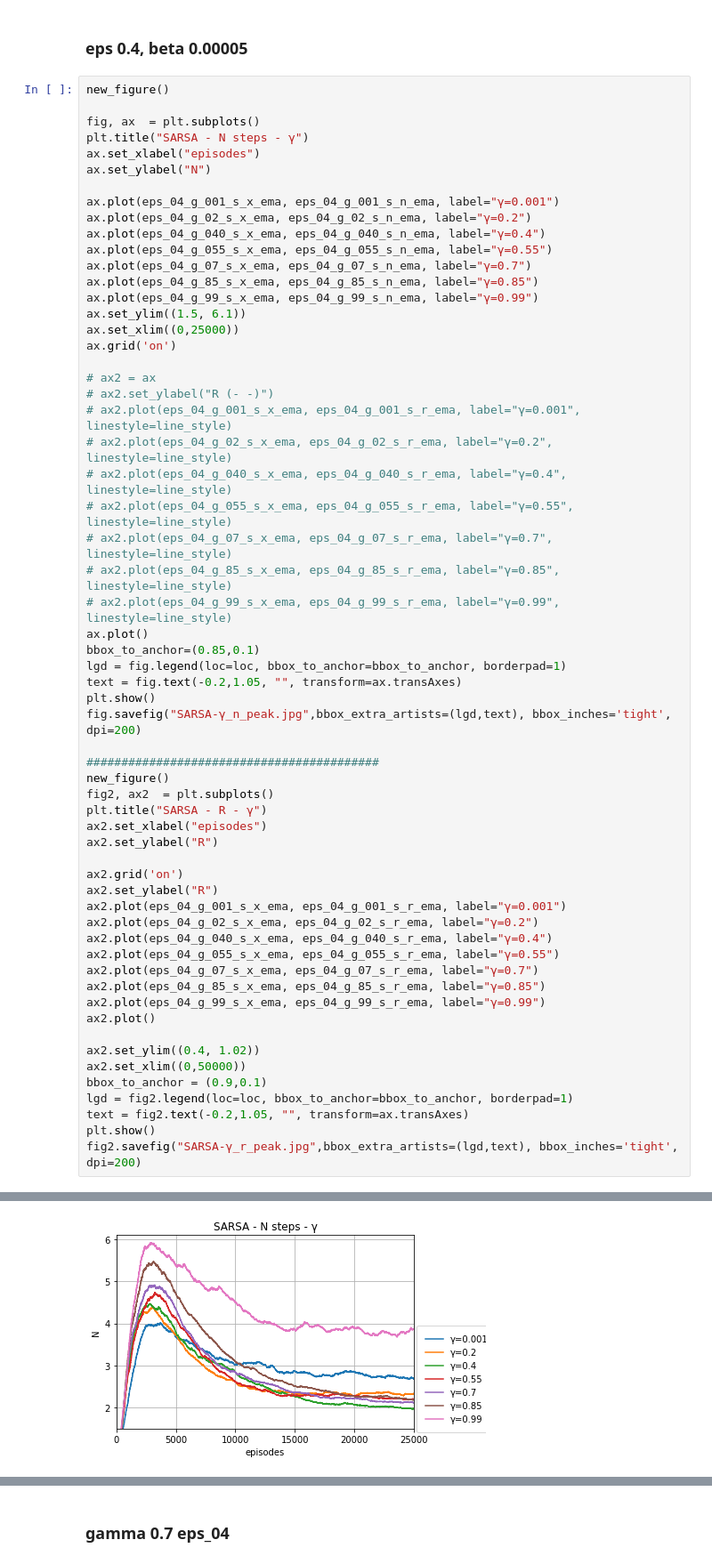
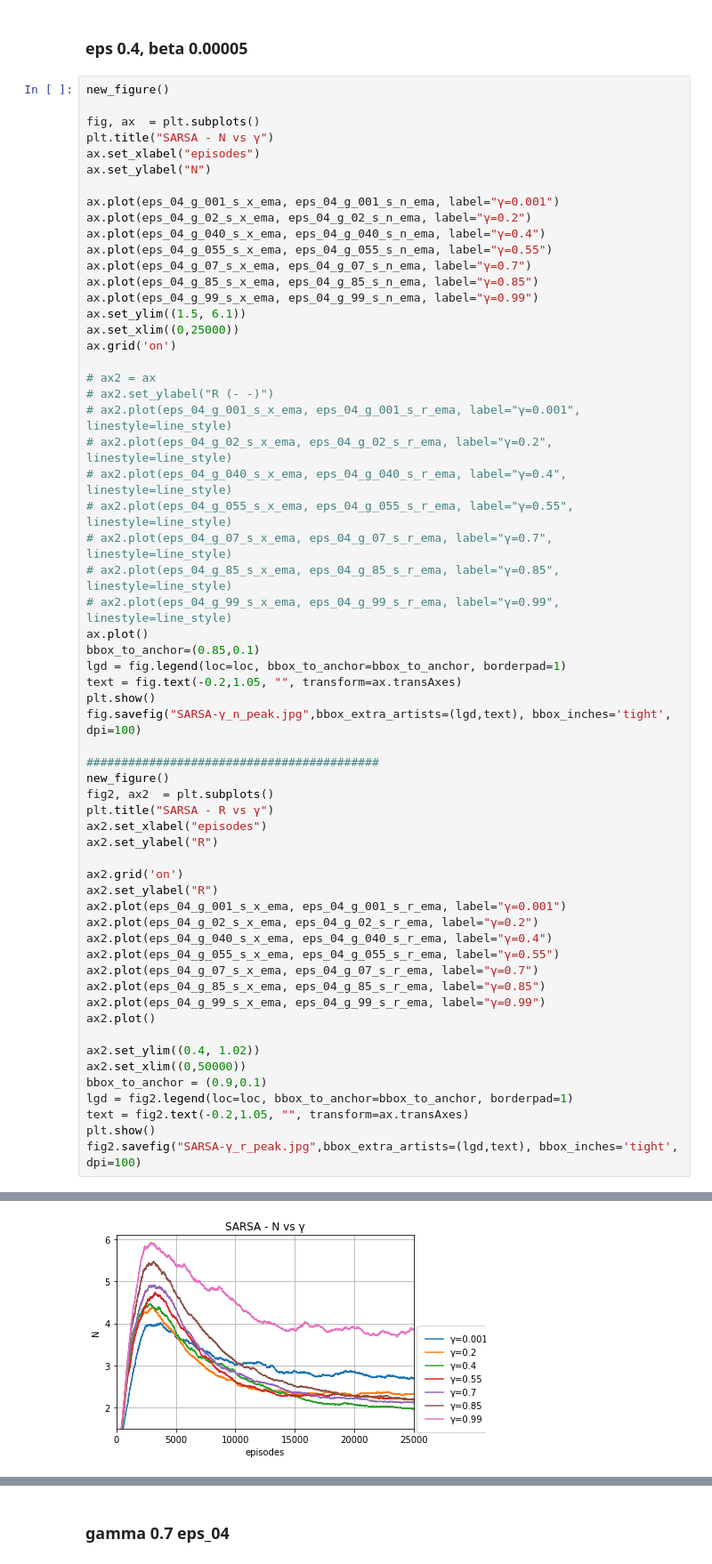
Before and after one commit to JunTu-XD/RL-Checkmate, a Jupyter notebook: data/plotting2.ipynb, the cells around one changed output, grey strips where cells are left out. Shown: that part at 89% size. Saved outputs shown, nothing was run; the diff lists cells and outputs as text.

```diff
--- a/data/plotting2.ipynb
+++ b/data/plotting2.ipynb
@@ -191,7 +191,7 @@ from data_gamma_07_eps_04_beta_30000 import *
 new_figure()
 
 fig, ax  = plt.subplots()
-plt.title("SARSA - N steps - γ")
+plt.title("SARSA - N vs γ")
 ax.set_xlabel("episodes")
 ax.set_ylabel("N")
 
@@ -219,35 +219,35 @@ ax.plot()
 bbox_to_anchor=(0.85,0.1)
 lgd = fig.legend(loc=loc, bbox_to_anchor=bbox_to_anchor, borderpad=1)
 text = fig.text(-0.2,1.05, "", transform=ax.transAxes)
 plt.show()
-fig.savefig("SARSA-γ_n_peak.jpg",bbox_extra_artists=(lgd,text), bbox_inches='tight', dpi=200)
+fig.savefig("SARSA-γ_n_peak.jpg",bbox_extra_artists=(lgd,text), bbox_inches='tight', dpi=100)
 
 ##########################################
 new_figure()
 fig2, ax2  = plt.subplots()
-plt.title("SARSA - R - γ")
+plt.title("SARSA - R vs γ")
 ax2.set_xlabel("episodes")
 ax2.set_ylabel("R")
 
 ax2.grid('on')
 ax2.set_ylabel("R")
 ax2.plot(eps_04_g_001_s_x_ema, eps_04_g_001_s_r_ema, label="γ=0.001")
 ax2.plot(eps_04_g_02_s_x_ema, eps_04_g_02_s_r_ema, label="γ=0.2")
 ax2.plot(eps_04_g_040_s_x_ema, eps_04_g_040_s_r_ema, label="γ=0.4")
 ax2.plot(eps_04_g_055_s_x_ema, eps_04_g_055_s_r_ema, label="γ=0.55")
 ax2.plot(eps_04_g_07_s_x_ema, eps_04_g_07_s_r_ema, label="γ=0.7")
 ax2.plot(eps_04_g_85_s_x_ema, eps_04_g_85_s_r_ema, label="γ=0.85")
 ax2.plot(eps_04_g_99_s_x_ema, eps_04_g_99_s_r_ema, label="γ=0.99")
 ax2.plot()
 
 ax2.set_ylim((0.4, 1.02))
 ax2.set_xlim((0,50000))
 bbox_to_anchor = (0.9,0.1)
 lgd = fig2.legend(loc=loc, bbox_to_anchor=bbox_to_anchor, borderpad=1)
 text = fig2.text(-0.2,1.05, "", transform=ax.transAxes)
 plt.show()
-fig2.savefig("SARSA-γ_r_peak.jpg",bbox_extra_artists=(lgd,text), bbox_inches='tight', dpi=200)
+fig2.savefig("SARSA-γ_r_peak.jpg",bbox_extra_artists=(lgd,text), bbox_inches='tight', dpi=100)
 # %% [output]
 <Figure size 432x288 with 0 Axes>
-[figure, old version]
+[figure, new version]
 <Figure size 432x288 with 0 Axes>
```
Also changed, not shown: parts of 4 cells of this notebook.
